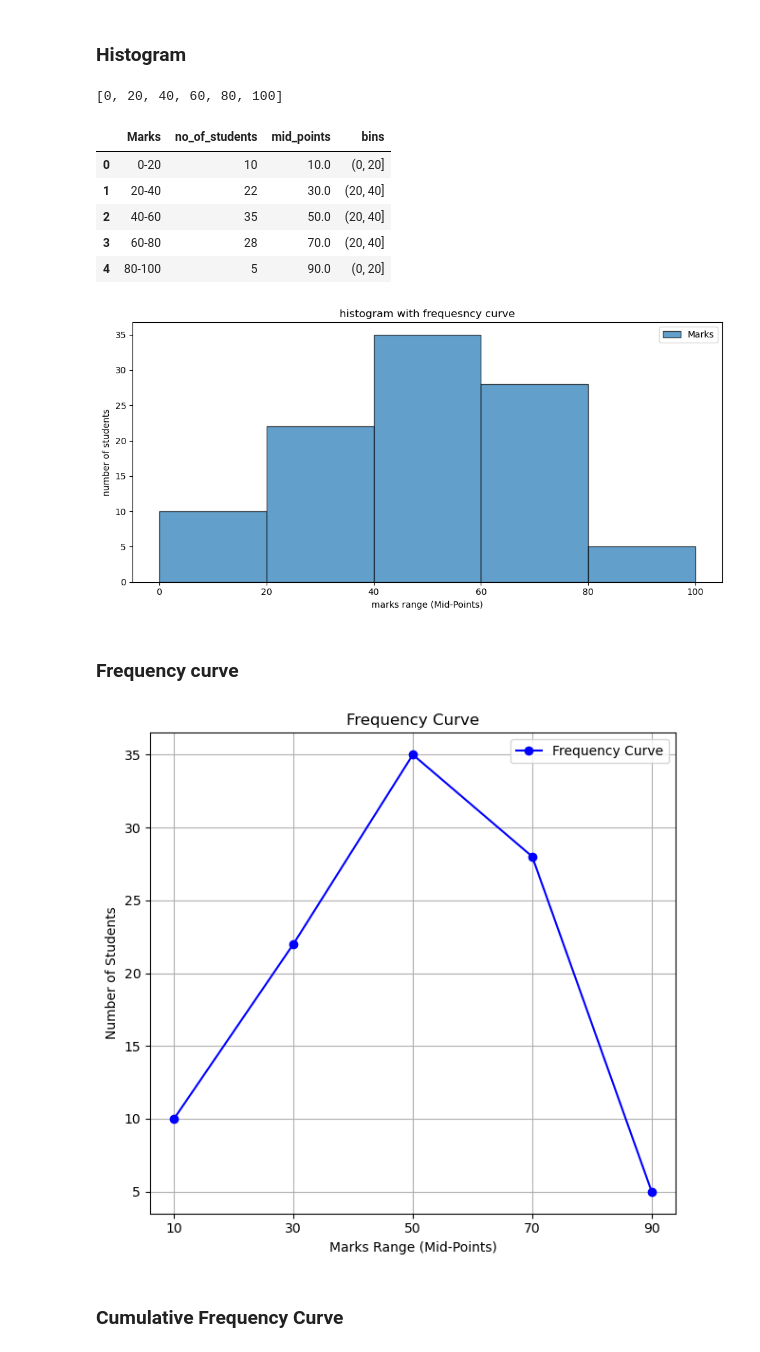
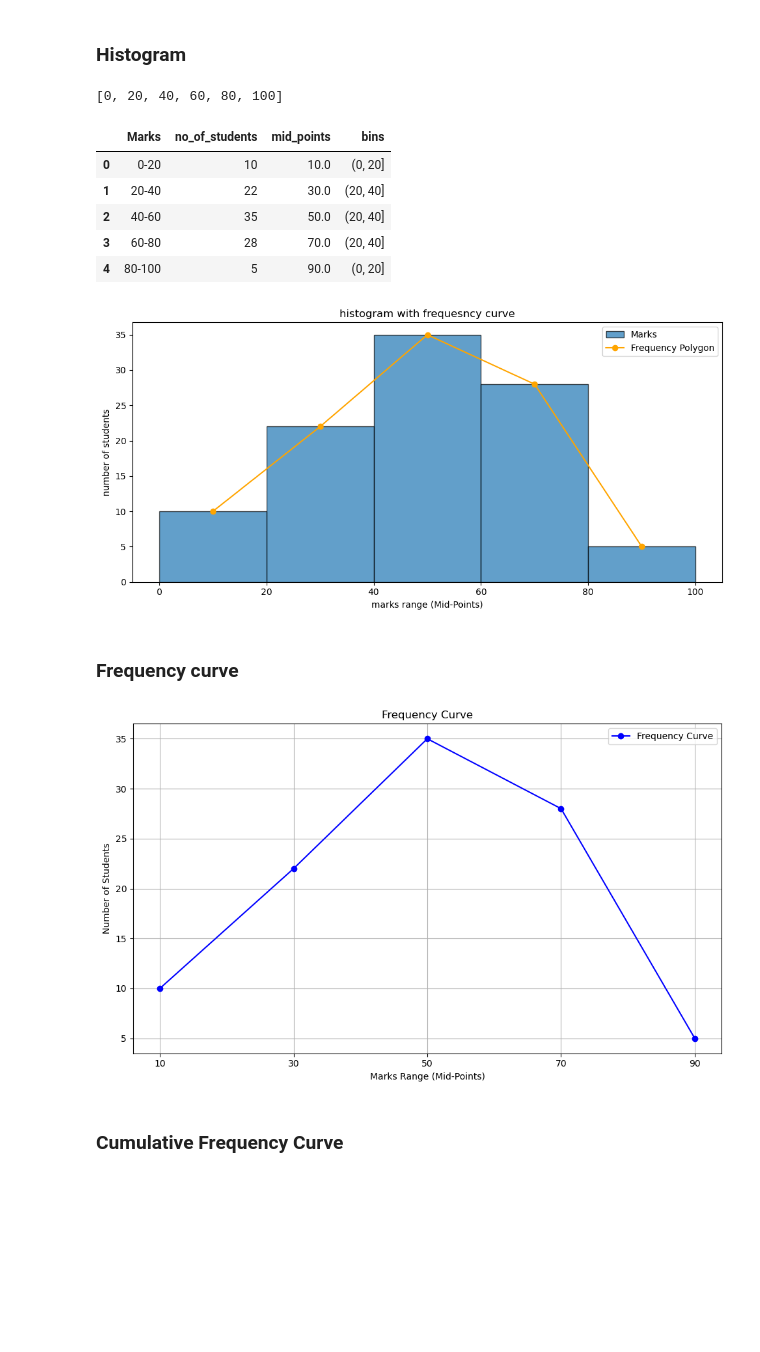
Before and after one commit to ragin-10-rdg/PRG_330_PythonProgramming, a Jupyter notebook: week 4.ipynb, the cells around one changed output. Saved outputs shown, nothing was run; the diff lists cells and outputs as text; code cells hidden in the pictures; blank space fills up the shorter version.

```diff
--- a/week 4.ipynb
+++ b/week 4.ipynb
@@ -488,6 +488,10 @@ plt.xlabel('marks range (Mid-Points)')
 plt.ylabel('number of students')
 plt.title('histogram with frequesncy curve')
 
+# Plot frequency polygon
+plt.plot(students_data['mid_points'], students_data['no_of_students'],
+         marker='o', color='orange', linestyle='-', label='Frequency Polygon')
+
 plt.legend()
 plt.tight_layout()
 plt.show()
@@ -499,7 +503,7 @@ plt.show()
 | 2 | 40-60 | 35 | 50.0 | (20, 40] |
 | 3 | 60-80 | 28 | 70.0 | (20, 40] |
 | 4 | 80-100 | 5 | 90.0 | (0, 20] |
-[figure, old version]
+[figure, new version]
 # %% [markdown]
 ### Frequency curve
 # %%
@@ -514,44 +518,36 @@ students_data = pd.DataFrame({
 
 # Calculate mid points
 students_data['mid_points'] = students_data['Marks'].apply(lambda m: (int(m.split('-')[0]) + int(m.split('-')[1])) / 2)
 
 # Calculate lower and upper bounds
 lower_bounds = students_data['Marks'].apply(lambda m: int(m.split('-')[0])).min()
 upper_bounds = students_data['Marks'].apply(lambda m: int(m.split('-')[1])).max()
 
 # Create bin edges
 bin_edges = list(range(lower_bounds, upper_bounds + 1, 20))
 
 # Calculate cumulative frequency
 students_data['cumulative_frequency'] = students_data['no_of_students'].cumsum()
 
 # Plotting
-plt.figure(figsize=(12, 6))
+plt.figure(figsize=(19, 6))
 
 # Plot frequency curve
 plt.subplot(1, 2, 1)
 plt.plot(students_data['mid_points'], students_data['no_of_students'], marker='o', linestyle='-', color='b', label='Frequency Curve')
 plt.title('Frequency Curve')
 plt.xlabel('Marks Range (Mid-Points)')
 plt.ylabel('Number of Students')
 plt.xticks(students_data['mid_points'])
 plt.grid()
 plt.legend()
 
-# Plot cumulative frequency curve
-plt.subplot(1, 2, 2)
-plt.plot(students_data['mid_points'], students_data['cumulative_frequency'], marker='o', linestyle='-', color='r', label='Cumulative Frequency Curve')
-plt.title('Cumulative Frequency Curve')
-plt.xlabel('Marks Range (Mid-Points)')
-plt.ylabel('Cumulative Number of Students')
-plt.xticks(students_data['mid_points'])
-plt.grid()
-plt.legend()
+
 
 plt.tight_layout()
 plt.show()
 # %% [output]
-[figure, old version]
+[figure, new version]
 # %% [markdown]
 ### Cumulative Frequency Curve
 # %%
```
Also changed, not shown: parts of 14 cells of this notebook, 2 other files.
